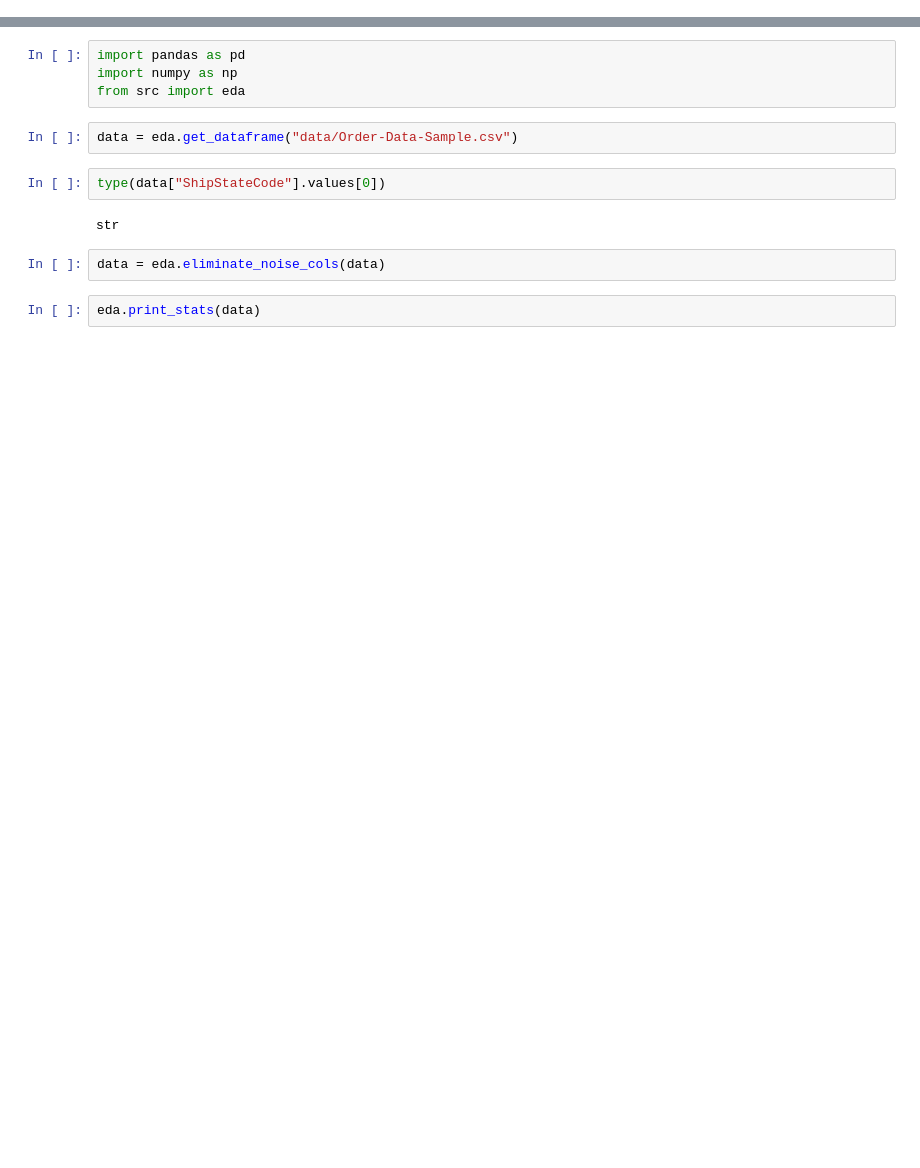
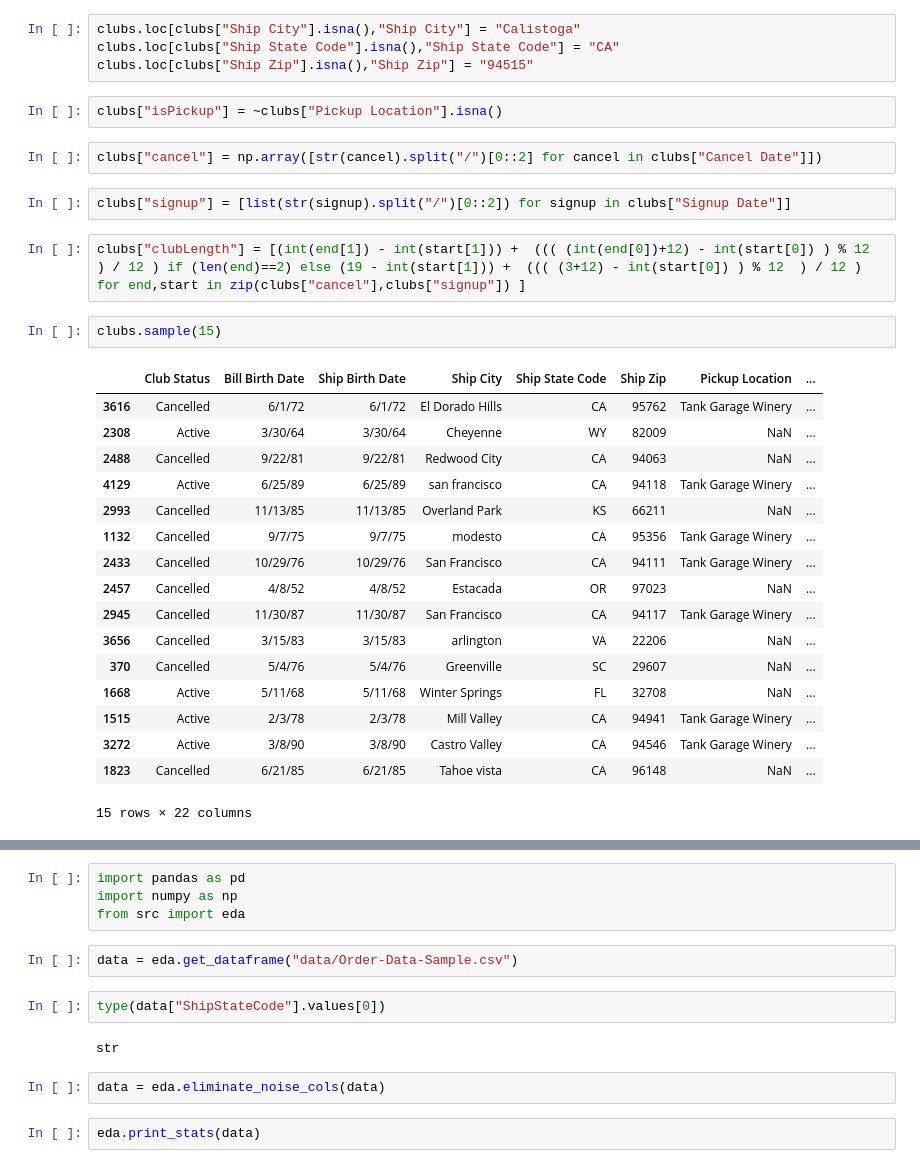
Before and after one commit to sphilazar/wine-clubs, a Jupyter notebook: TestScripts.ipynb, the cells around one changed output, grey strips where cells are left out. Drawn from its saved outputs; the diff is of its cells as text; blank space fills up the shorter version.

```diff
--- a/TestScripts.ipynb
+++ b/TestScripts.ipynb
@@ -0,0 +134,32 @@
+# %%
+clubs.loc[clubs["Ship City"].isna(),"Ship City"] = "Calistoga"
+clubs.loc[clubs["Ship State Code"].isna(),"Ship State Code"] = "CA"
+clubs.loc[clubs["Ship Zip"].isna(),"Ship Zip"] = "94515"
+# %%
+clubs["isPickup"] = ~clubs["Pickup Location"].isna()
+# %%
+clubs["cancel"] = np.array([str(cancel).split("/")[0::2] for cancel in clubs["Cancel Date"]])
+# %%
+clubs["signup"] = [list(str(signup).split("/")[0::2]) for signup in clubs["Signup Date"]]
+# %%
+clubs["clubLength"] = [(int(end[1]) - int(start[1])) +  ((( (int(end[0])+12) - int(start[0]) ) % 12  ) / 12 ) if (len(end)==2) else (19 - int(start[1])) +  ((( (3+12) - int(start[0]) ) % 12  ) / 12 ) for end,start in zip(clubs["cancel"],clubs["signup"]) ]
+# %%
+clubs.sample(15)
+# %% [output]
+|  | Club Status | Bill Birth Date | Ship Birth Date | Ship City | Ship State Code | Ship Zip | Pickup Location | ... |
+| 3616 | Cancelled | 6/1/72 | 6/1/72 | El Dorado Hills | CA | 95762 | Tank Garage Winery | ... |
+| 2308 | Active | 3/30/64 | 3/30/64 | Cheyenne | WY | 82009 | NaN | ... |
+| 2488 | Cancelled | 9/22/81 | 9/22/81 | Redwood City | CA | 94063 | NaN | ... |
+| 4129 | Active | 6/25/89 | 6/25/89 | san francisco | CA | 94118 | Tank Garage Winery | ... |
+| 2993 | Cancelled | 11/13/85 | 11/13/85 | Overland Park | KS | 66211 | NaN | ... |
+| 1132 | Cancelled | 9/7/75 | 9/7/75 | modesto | CA | 95356 | Tank Garage Winery | ... |
+| 2433 | Cancelled | 10/29/76 | 10/29/76 | San Francisco | CA | 94111 | Tank Garage Winery | ... |
+| 2457 | Cancelled | 4/8/52 | 4/8/52 | Estacada | OR | 97023 | NaN | ... |
+| 2945 | Cancelled | 11/30/87 | 11/30/87 | San Francisco | CA | 94117 | Tank Garage Winery | ... |
+| 3656 | Cancelled | 3/15/83 | 3/15/83 | arlington | VA | 22206 | NaN | ... |
+| 370 | Cancelled | 5/4/76 | 5/4/76 | Greenville | SC | 29607 | NaN | ... |
+| 1668 | Active | 5/11/68 | 5/11/68 | Winter Springs | FL | 32708 | NaN | ... |
+| 1515 | Active | 2/3/78 | 2/3/78 | Mill Valley | CA | 94941 | Tank Garage Winery | ... |
+| 3272 | Active | 3/8/90 | 3/8/90 | Castro Valley | CA | 94546 | Tank Garage Winery | ... |
+| 1823 | Cancelled | 6/21/85 | 6/21/85 | Tahoe vista | CA | 96148 | NaN | ... |
+15 rows × 22 columns
```
Also changed, not shown: parts of 38 cells of this notebook, 3 other files.
